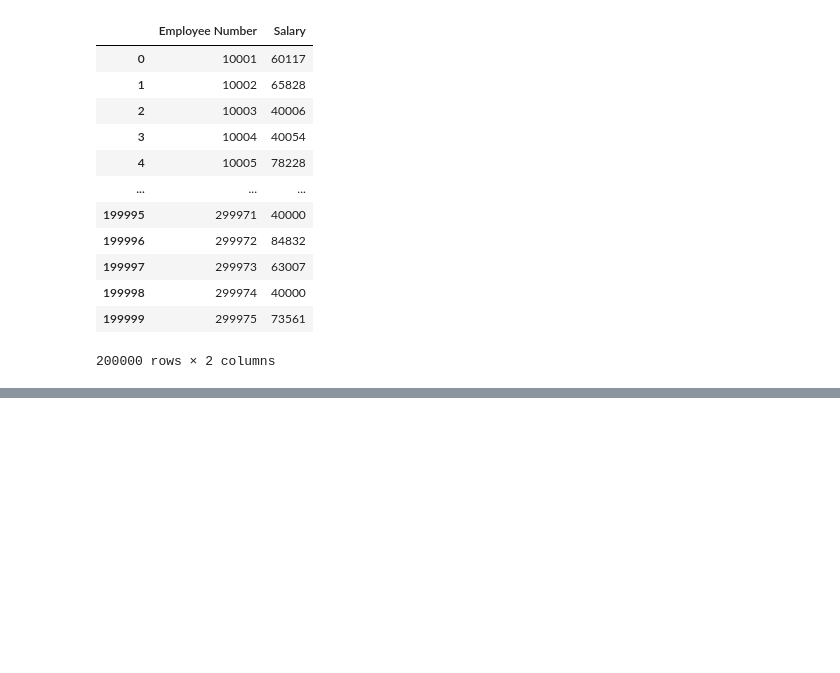
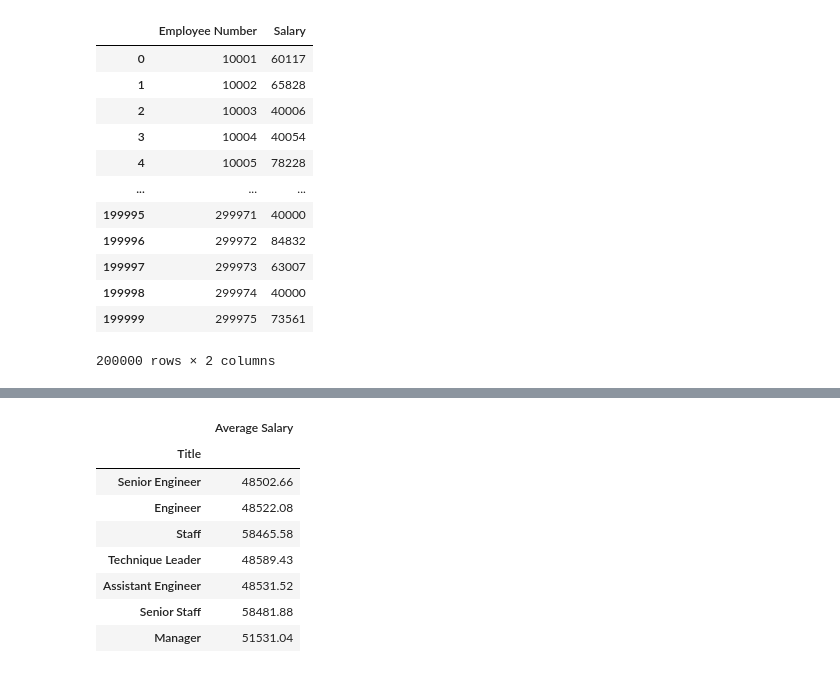
Before and after one commit to ishanku/sql-challenge, a Jupyter notebook: SQLChallenge.ipynb, the cells around one changed output, grey strips where cells are left out. Cells and saved outputs as stored; diff of their text form; code cells hidden in the pictures; blank space fills up the shorter version.

```diff
--- a/SQLChallenge.ipynb
+++ b/SQLChallenge.ipynb
@@ -99,0 +51,26 @@ array(['Senior Engineer', 'Engineer', 'Staff', 'Technique Leader',
+# %%
+TitleGroup=SalaryByTitle.Title.unique()
+i=0
+data=[]
+for title in TitleGroup:
+    #print(title)
+    #print(round(SalaryByTitle[SalaryByTitle["Title"] == title].Salary.astype(int).mean(),2))
+    SalaryMean=round(SalaryByTitle[SalaryByTitle["Title"] == title].Salary.astype(int).mean(),2)
+    data.append(SalaryMean)
+    if (i==0):
+        Analysis=pd.DataFrame({"Title": title,"Average Salary" : [SalaryMean]}).set_index('Title')
+    else:
+        df=pd.DataFrame({"Title": title,"Average Salary" : [SalaryMean]}).set_index('Title')
+        Analysis=Analysis.append(df)
+    i=i+1
+Analysis
+# %% [output]
+|  | Average Salary |
+| Title |  |
+| Senior Engineer | 48502.66 |
+| Engineer | 48522.08 |
+| Staff | 58465.58 |
+| Technique Leader | 48589.43 |
+| Assistant Engineer | 48531.52 |
+| Senior Staff | 58481.88 |
+| Manager | 51531.04 |
```
Also changed, not shown: parts of 6 cells of this notebook, 1 other file.
